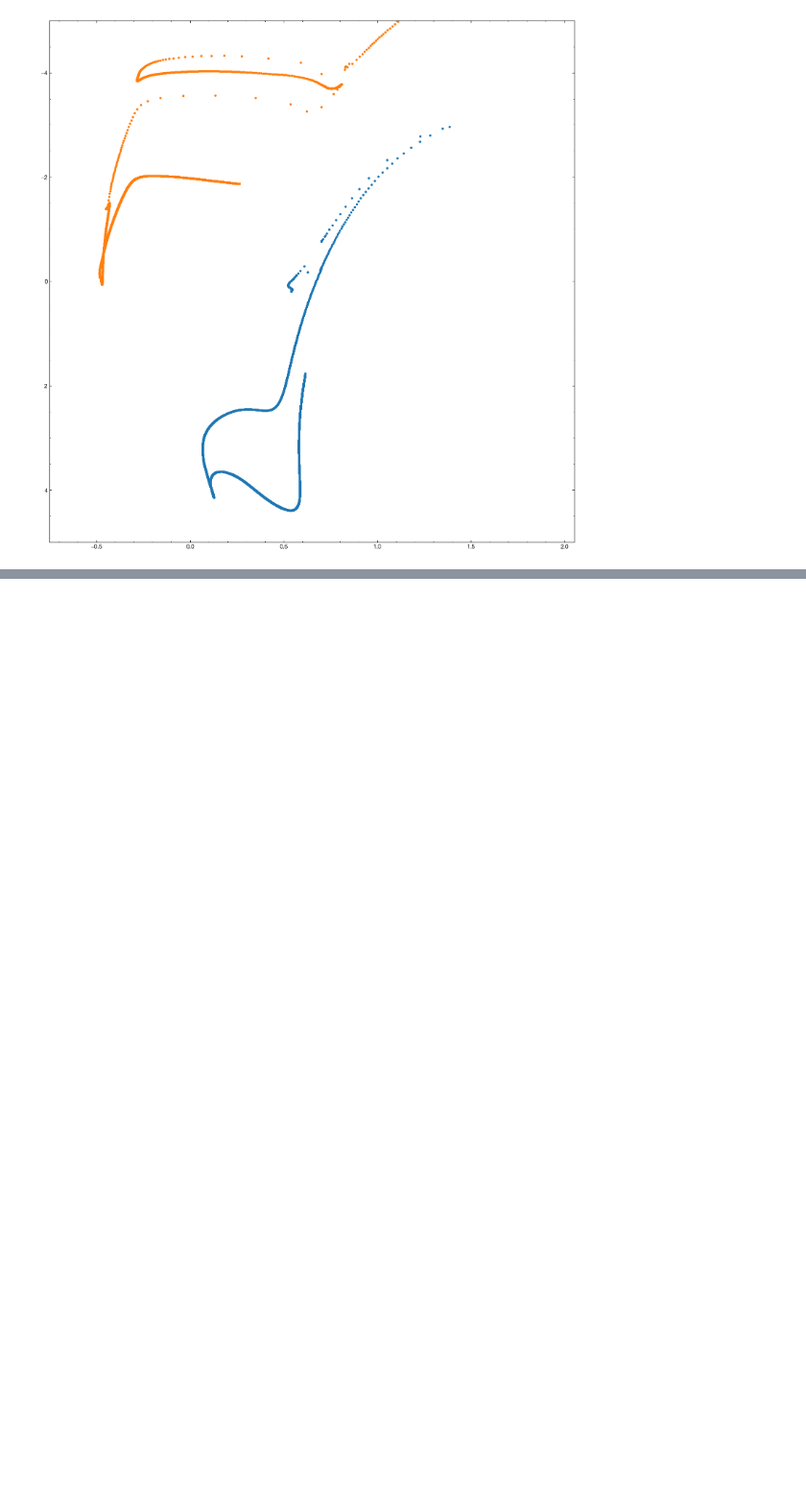
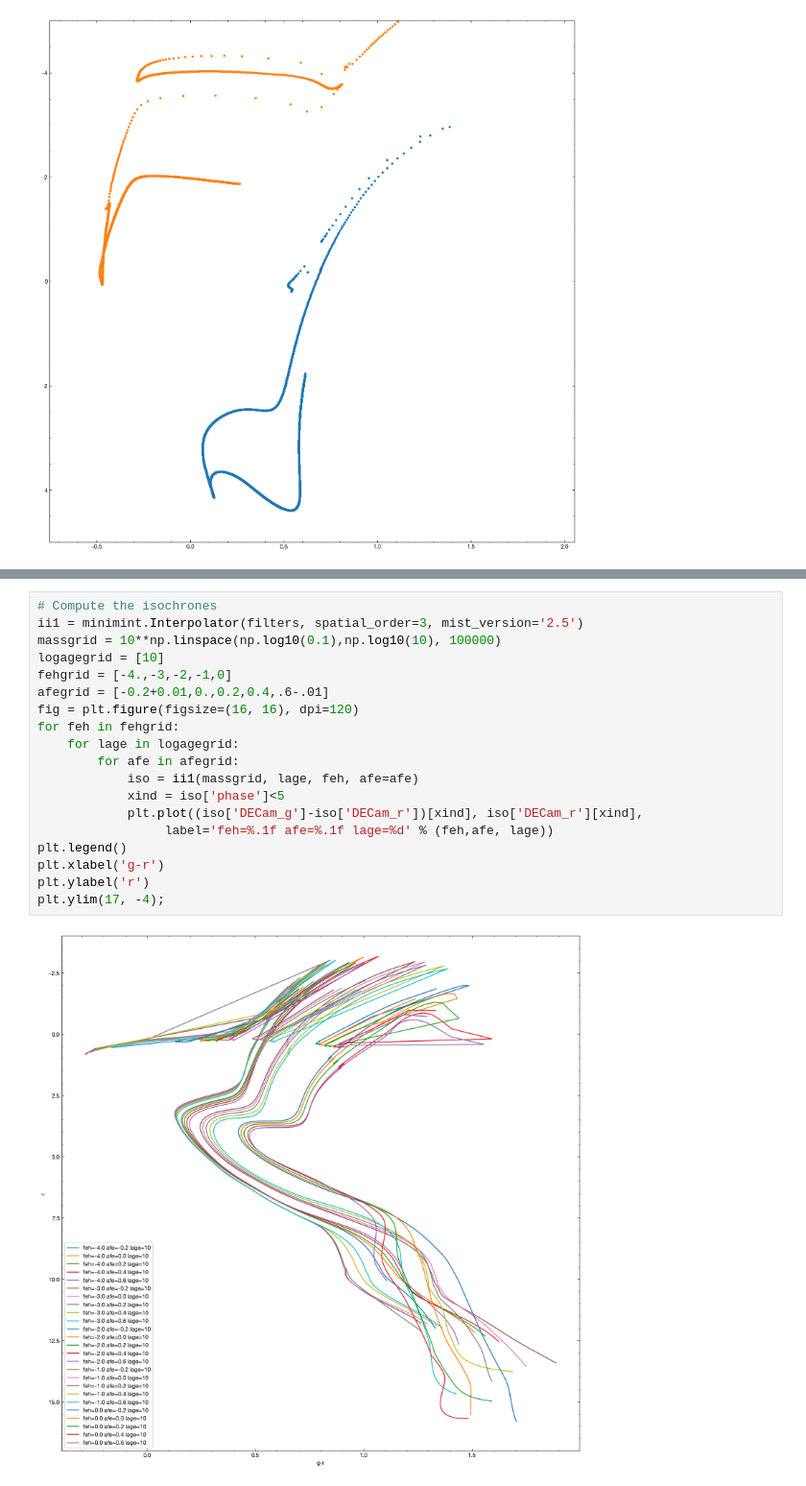
Before and after one commit to segasai/minimint, a Jupyter notebook: examples/Example.ipynb, the cells around one changed output, grey strips where cells are left out. Shown at 96% size. Saved outputs shown, nothing was run; the diff lists cells and outputs as text; blank space fills up the shorter version.

Commit message:
implement mist2.5

```diff
--- a/examples/Example.ipynb
+++ b/examples/Example.ipynb
@@ -116 +106,22 @@ plt.ylim(16, -10)
 [figure]
+# %%
+# Compute the isochrones
+ii1 = minimint.Interpolator(filters, spatial_order=3, mist_version='2.5')
+massgrid = 10**np.linspace(np.log10(0.1),np.log10(10), 100000)
+logagegrid = [10]
+fehgrid = [-4.,-3,-2,-1,0]
+afegrid = [-0.2+0.01,0.,0.2,0.4,.6-.01]
+fig = plt.figure(figsize=(16, 16), dpi=120)
+for feh in fehgrid:
+    for lage in logagegrid:
+        for afe in afegrid:
+            iso = ii1(massgrid, lage, feh, afe=afe)
+            xind = iso['phase']<5
+            plt.plot((iso['DECam_g']-iso['DECam_r'])[xind], iso['DECam_r'][xind],
+                 label='feh=%.1f afe=%.1f lage=%d' % (feh,afe, lage))
+plt.legend()
+plt.xlabel('g-r')
+plt.ylabel('r')
+plt.ylim(17, -4);
+# %% [output]
+[figure, added]
```
Also changed, not shown: parts of 4 cells of this notebook, 4 other files.
